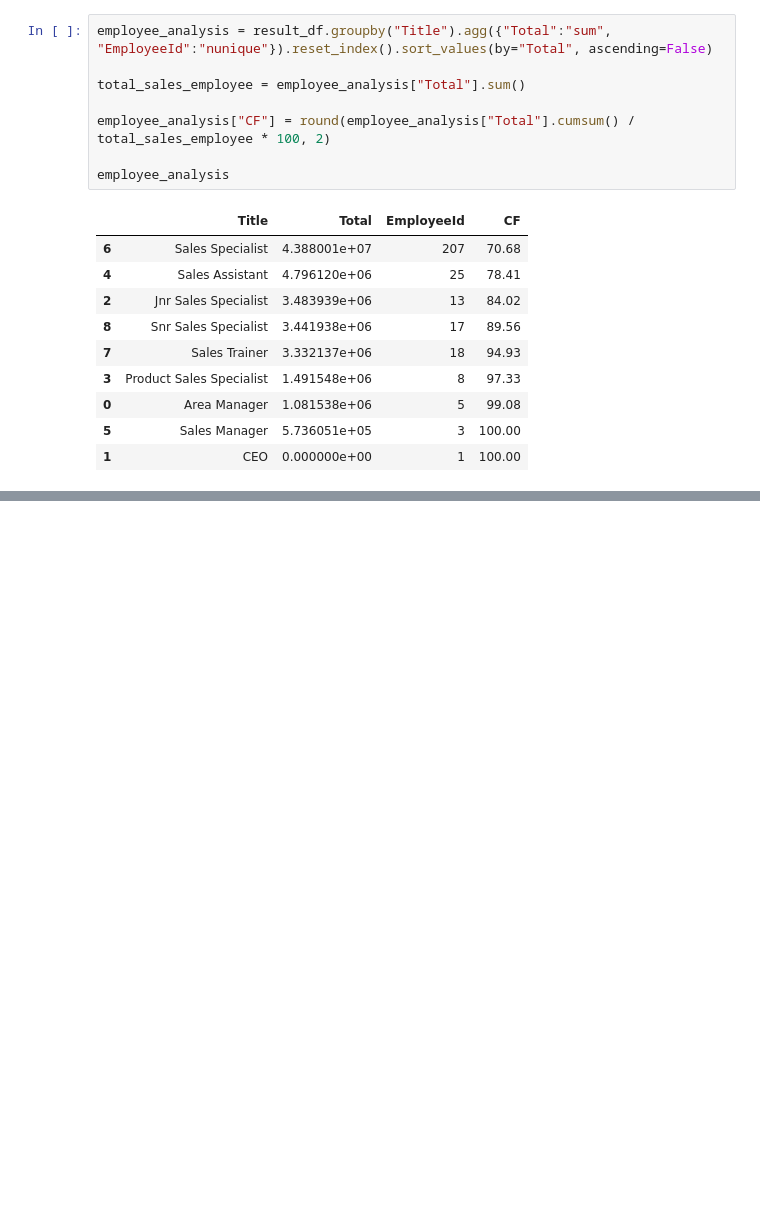
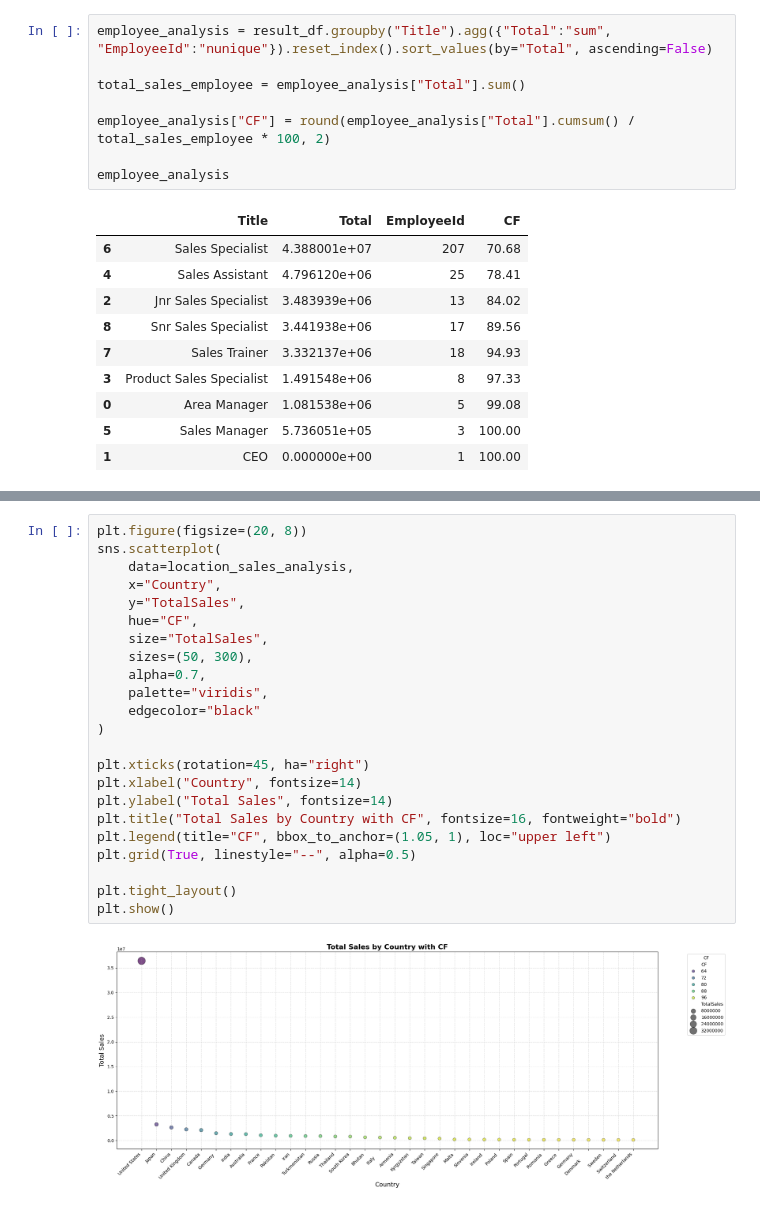
Before and after one commit to baxt1or/Qlik-Sense-Udemy-Tutorial-with-Python-and-SQL, a Jupyter notebook: Section 7: Payroll Analytics and Pareto Analysis/main.ipynb, the cells around one changed output, grey strips where cells are left out. Saved outputs shown, nothing was run; the diff lists cells and outputs as text; blank space fills up the shorter version.

```diff
--- a/Section 7: Payroll Analytics and Pareto Analysis/main.ipynb
+++ b/Section 7: Payroll Analytics and Pareto Analysis/main.ipynb
@@ -294,0 +311,25 @@ plt.show()
+# %%
+plt.figure(figsize=(20, 8))
+sns.scatterplot(
+    data=location_sales_analysis,
+    x="Country",
+    y="TotalSales",
+    hue="CF",
+    size="TotalSales",
+    sizes=(50, 300),
+    alpha=0.7,
+    palette="viridis",
+    edgecolor="black"
+)
+
+plt.xticks(rotation=45, ha="right")
+plt.xlabel("Country", fontsize=14)
+plt.ylabel("Total Sales", fontsize=14)
+plt.title("Total Sales by Country with CF", fontsize=16, fontweight="bold")
+plt.legend(title="CF", bbox_to_anchor=(1.05, 1), loc="upper left")
+plt.grid(True, linestyle="--", alpha=0.5)
+
+plt.tight_layout()
+plt.show()
+# %% [output]
+[figure, added]
```
Also changed, not shown: parts of 6 cells of this notebook.
